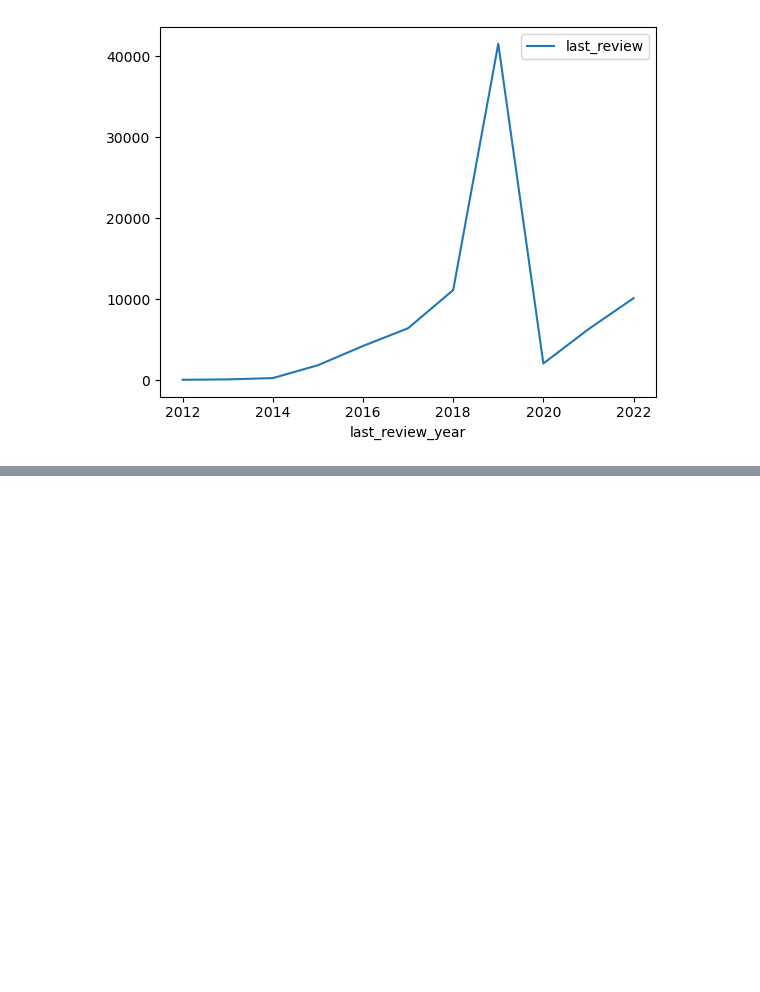
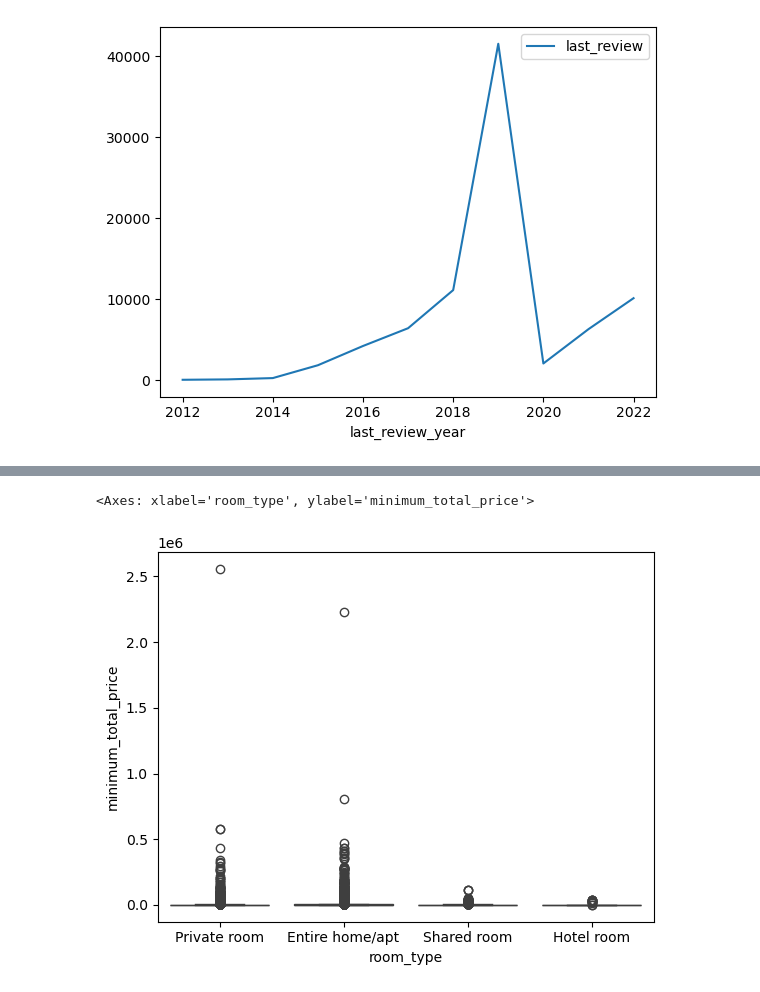
Before and after one commit to JoeAdelmous/airbnb-data-analysis, a Jupyter notebook: Airbnb.ipynb, the cells around one changed output, grey strips where cells are left out. Drawn from its saved outputs; the diff is of its cells as text; code cells hidden in the pictures; blank space fills up the shorter version.

```diff
--- a/Airbnb.ipynb
+++ b/Airbnb.ipynb
@@ -726,0 +771,9 @@ dfc
+# %%
+sns.boxplot(
+    data=df2,
+    x='room_type',
+    y='minimum_total_price'
+)
+# %% [output]
+<Axes: xlabel='room_type', ylabel='minimum_total_price'>
+[figure, added]
```
Also changed, not shown: parts of 23 cells of this notebook.
